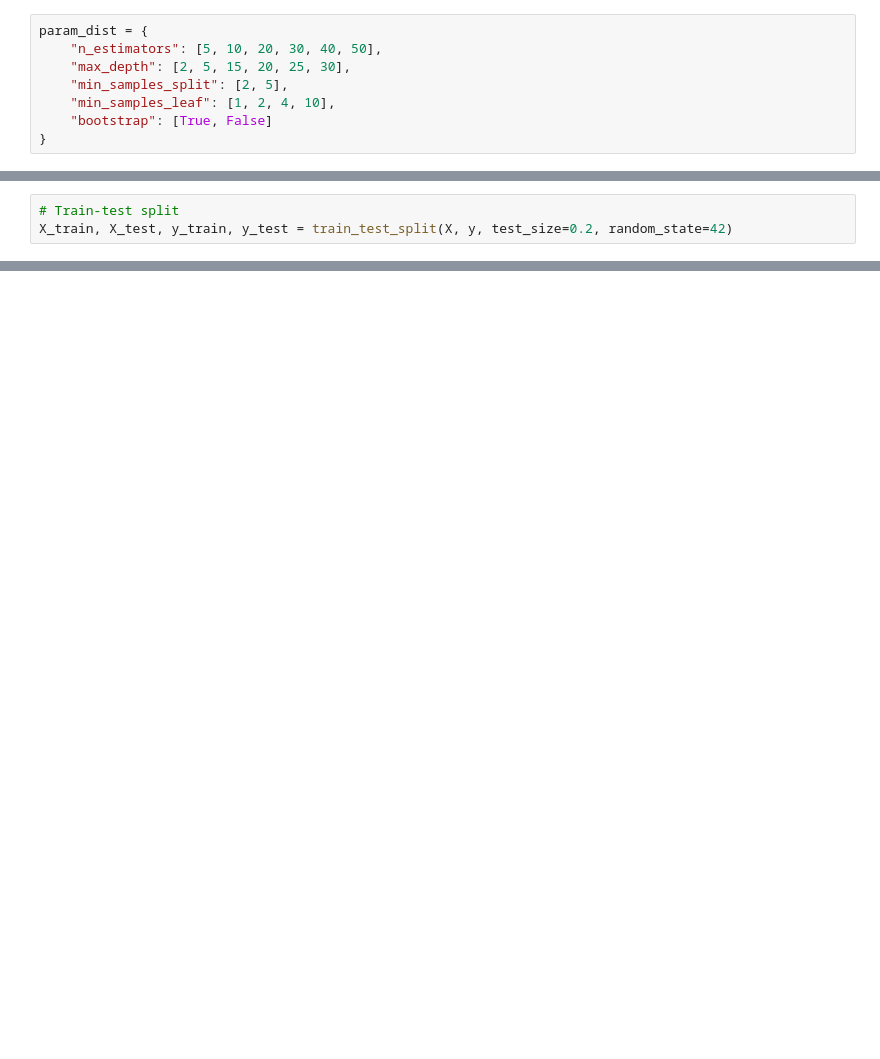
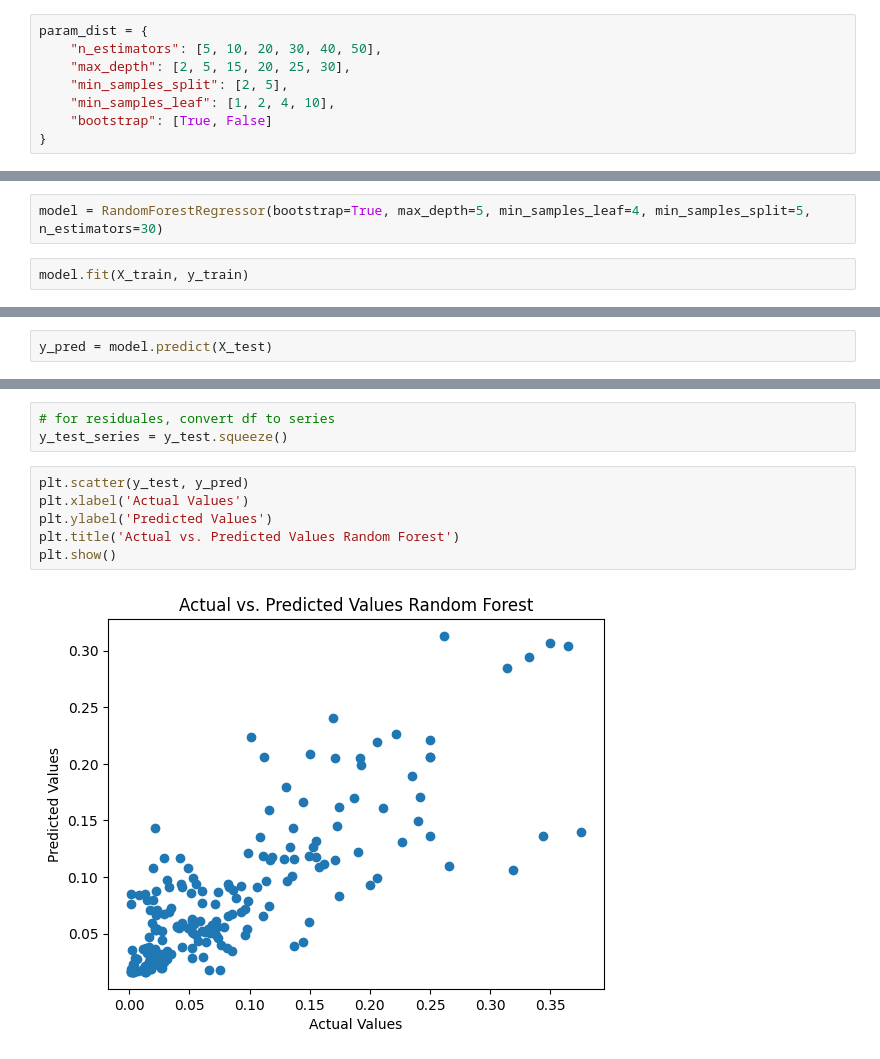
Before and after one commit to andrzej-zernaczuk/bachelor_degree, a Jupyter notebook: random_forrest_xai.ipynb, the cells around one changed output, grey strips where cells are left out. Drawn from its saved outputs; the diff is of its cells as text; blank space fills up the shorter version.

```diff
--- a/random_forrest_xai.ipynb
+++ b/random_forrest_xai.ipynb
@@ -55,3 +69,0 @@ X = df.drop(columns="salary_perc")
-# %%
-# Train-test split
-X_train, X_test, y_train, y_test = train_test_split(X, y, test_size=0.2, random_state=42)
@@ -59,0 +70,4 @@ model = RandomForestRegressor()
+# %%
+model = RandomForestRegressor(bootstrap=True, max_depth=5, min_samples_leaf=4, min_samples_split=5, n_estimators=30)
+# %%
+model.fit(X_train, y_train)
@@ -59,0 +78,2 @@ model = RandomForestRegressor()
+# %%
+y_pred = model.predict(X_test)
@@ -59,0 +92,11 @@ model = RandomForestRegressor()
+# %%
+# for residuales, convert df to series
+y_test_series = y_test.squeeze()
+# %%
+plt.scatter(y_test, y_pred)
+plt.xlabel('Actual Values')
+plt.ylabel('Predicted Values')
+plt.title('Actual vs. Predicted Values Random Forest')
+plt.show()
+# %% [output]
+[figure, added]
```
Also changed, not shown: parts of 22 cells of this notebook, 16 other files.
